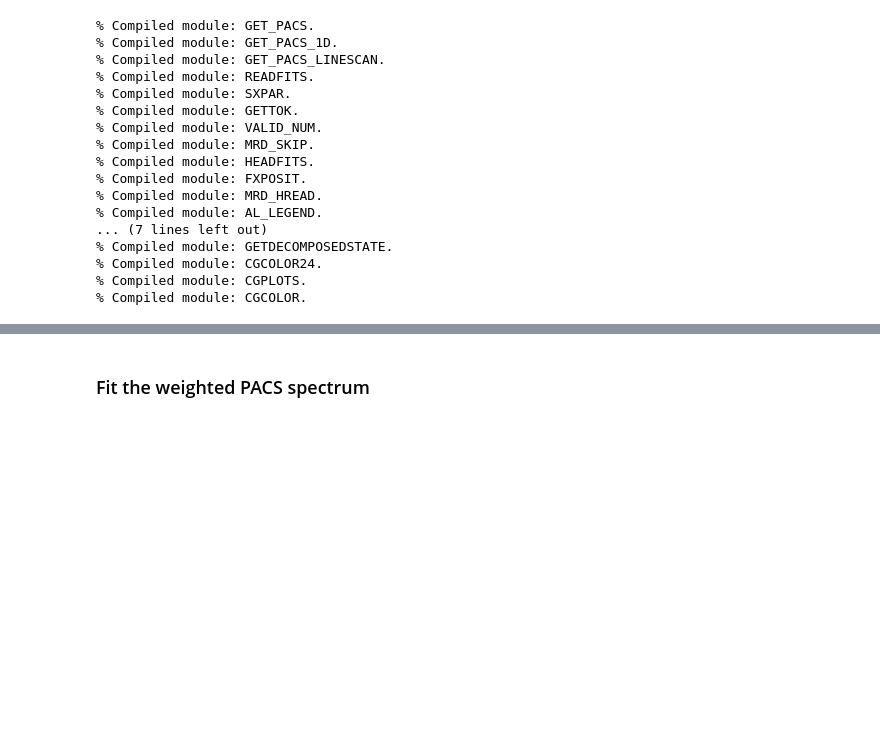
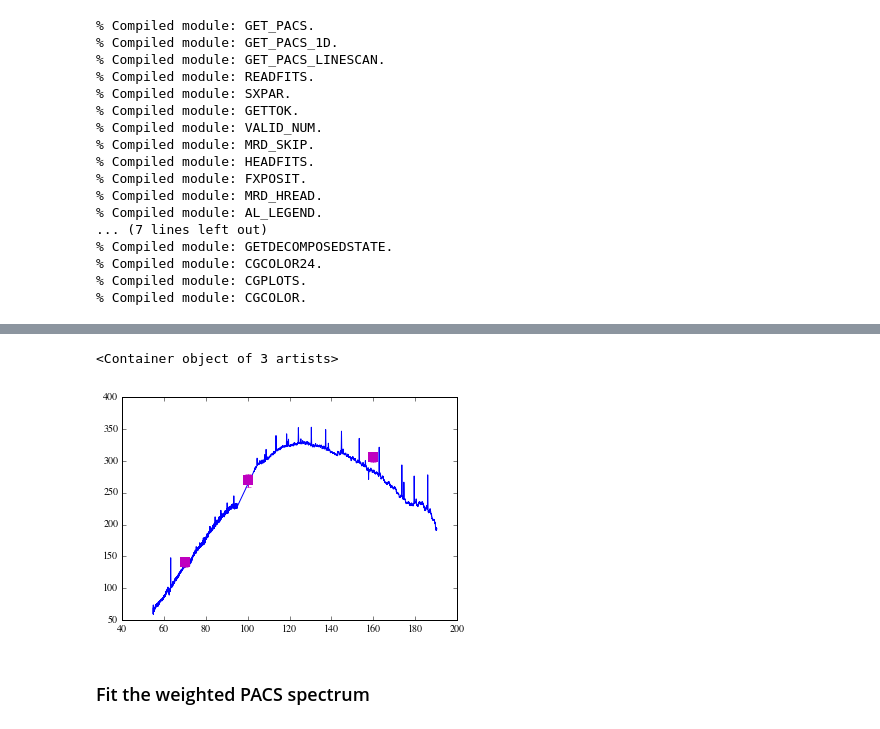
Before and after one commit to yaolun/sa, a Jupyter notebook: calibration_workflow_sect.ipynb, the cells around one changed output, grey strips where cells are left out. Cells and saved outputs as stored; diff of their text form; code cells hidden in the pictures; blank space fills up the shorter version.

```diff
--- a/calibration_workflow_sect.ipynb
+++ b/calibration_workflow_sect.ipynb
@@ -58,3 +68,14 @@ plt.errorbar([70, 100, 160], phot['flux'], yerr=phot['uncertainty'], fmt='s', co
+# %%
+plt.plot(wl, flux/scale[0])
+plt.errorbar([70, 100, 160], phot['flux'], yerr=phot['uncertainty'],
+             fmt='s', color='m', linestyle='None', markersize=10, mec='None')
+# plt.errorbar([70, 70, 100, 100, 160, 160, 160, 160],
+#              [141.89, 141.35, 269.19, 269.11, 304.91, 304.90, 305.56, 307.91],
+#              yerr=[10.84, 10.82, 14.93, 14.93, 14.99, 14.99, 15.01, 15.07],
+#              fmt='s', color='g', linestyle='None', markersize=10, mec='None')
+# %% [output]
+<Container object of 3 artists>
+[figure, added]
 # %% [markdown]
 ### Fit the weighted PACS spectrum
 # %%
```
Also changed, not shown: parts of 12 cells of this notebook, 4 other files.
